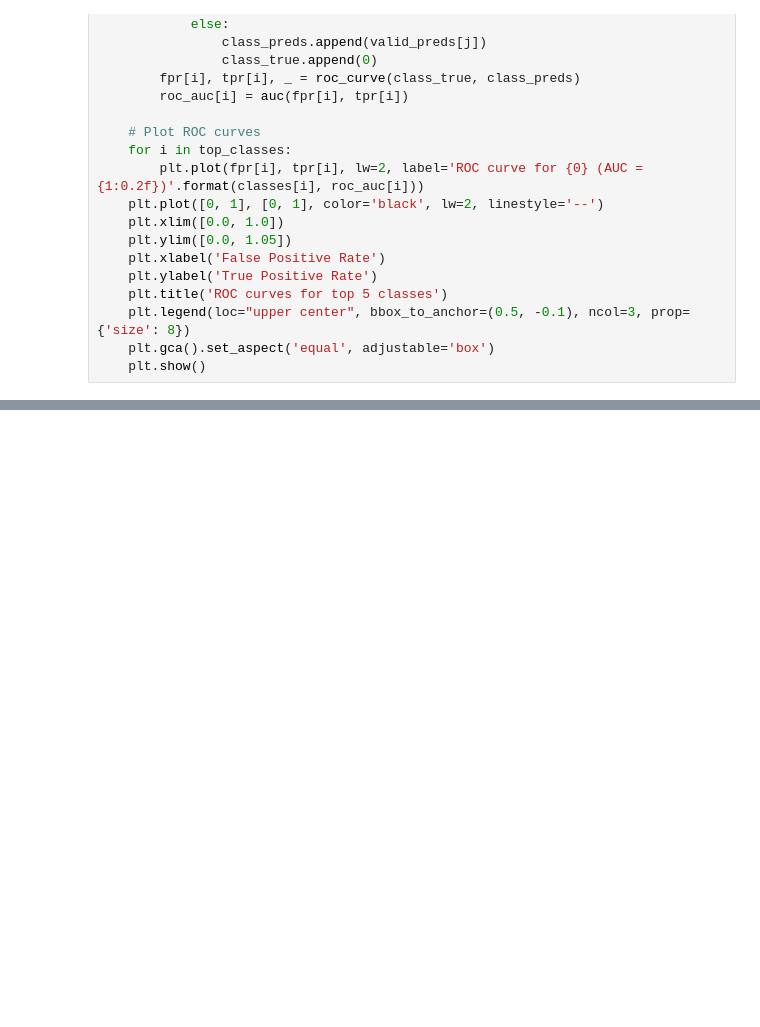
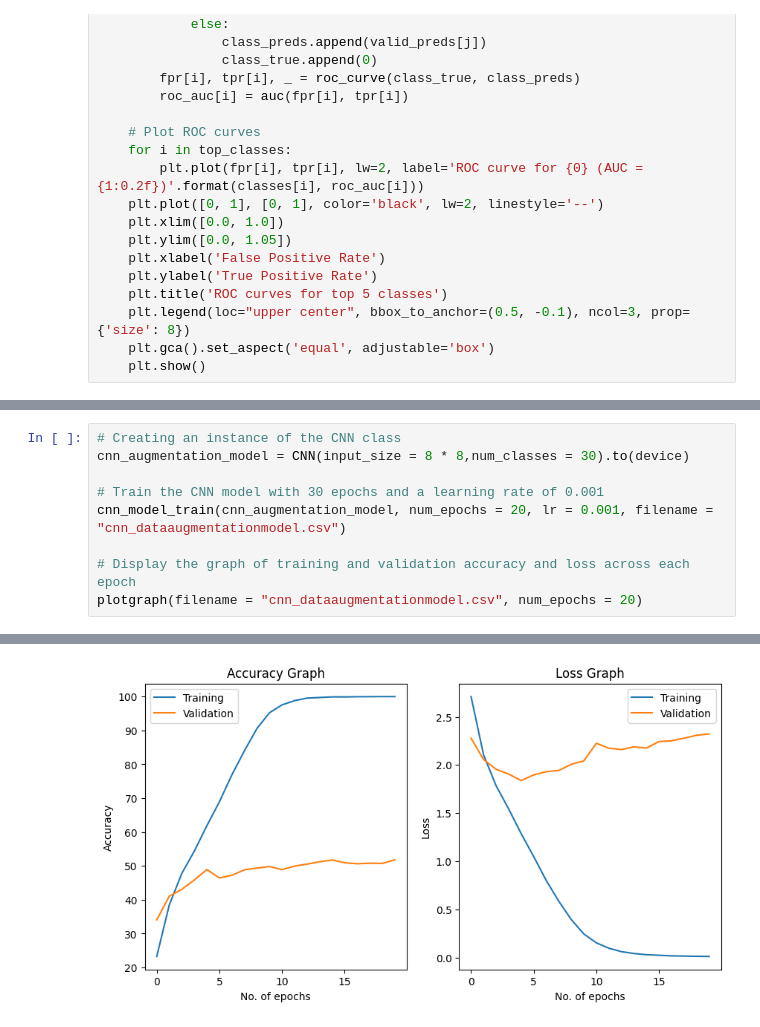
Before and after one commit to AbhAy120204/Computer-vision-image-classification-, a Jupyter notebook: image_classification.ipynb, the cells around one changed output, grey strips where cells are left out. Cells and saved outputs as stored; diff of their text form; blank space fills up the shorter version.

Commit message:
Data augmentation for overfitting

```diff
--- a/image_classification.ipynb
+++ b/image_classification.ipynb
@@ -526,0 +545,10 @@ get_conf_rocc(cnn_model, training_dataloader, validation_dataloader, class_names
+# %%
+# Creating an instance of the CNN class
+cnn_augmentation_model = CNN(input_size = 8 * 8,num_classes = 30).to(device)
+
+# Train the CNN model with 30 epochs and a learning rate of 0.001
+cnn_model_train(cnn_augmentation_model, num_epochs = 20, lr = 0.001, filename = "cnn_dataaugmentationmodel.csv")
+
+# Display the graph of training and validation accuracy and loss across each epoch
+plotgraph(filename = "cnn_dataaugmentationmodel.csv", num_epochs = 20)
+# %% [output]
@@ -526,0 +575 @@ get_conf_rocc(cnn_model, training_dataloader, validation_dataloader, class_names
+[figure, added]
```
Also changed, not shown: parts of 7 cells of this notebook.
